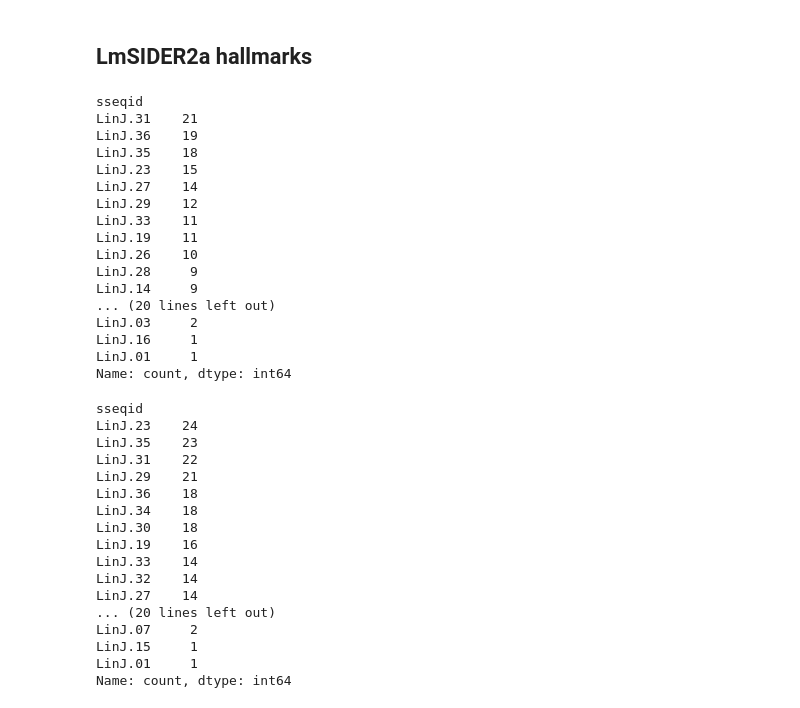
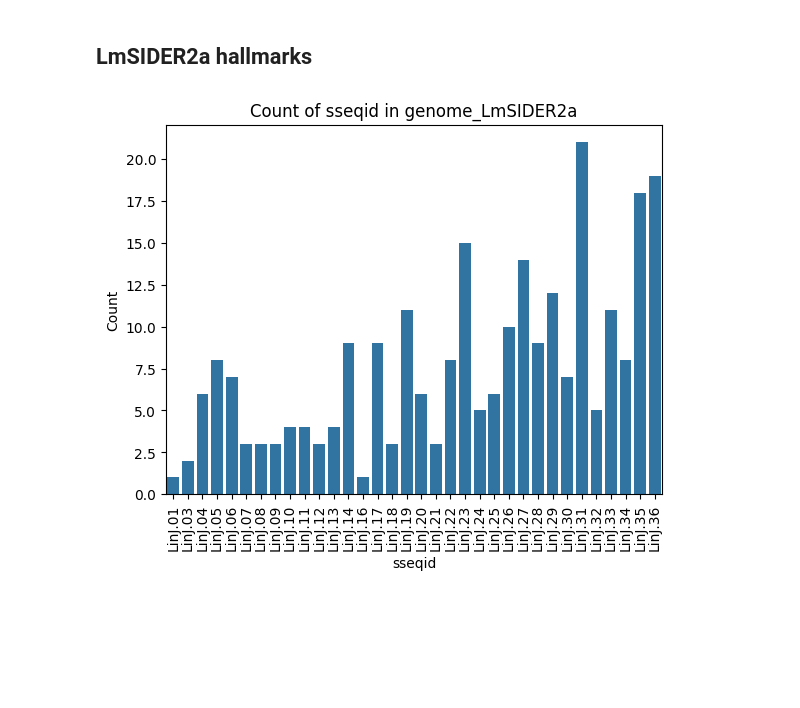
Before and after one commit to Viskuit/Test_BEDOPS, a Jupyter notebook: 7.LmSIDERa_and_LmSIDERb_hallmark_BLASTn/compare_hallmarks_files.ipynb, the cells around one changed output. Saved outputs shown, nothing was run; the diff lists cells and outputs as text; code cells hidden in the pictures; blank space fills up the shorter version.

Commit message:
Finished comparing the hallmark LmSIDER2a data with positive and negative DB

```diff
--- a/7.LmSIDERa_and_LmSIDERb_hallmark_BLASTn/compare_hallmarks_files.ipynb
+++ b/7.LmSIDERa_and_LmSIDERb_hallmark_BLASTn/compare_hallmarks_files.ipynb
@@ -129,43 +131,14 @@ Name: count, dtype: int64
 # Now it's the turn to compare data
 # %% [markdown]
  ## LmSIDER2a hallmarks
-# %%
-genome_LmSIDER2a.value_counts("sseqid")
-# %% [output]
-sseqid
-LinJ.31    21
-LinJ.36    19
-LinJ.35    18
-LinJ.23    15
-LinJ.27    14
-LinJ.29    12
-LinJ.33    11
-LinJ.19    11
-LinJ.26    10
-LinJ.28     9
-LinJ.14     9
-... (20 lines left out)
-LinJ.03     2
-LinJ.16     1
-LinJ.01     1
-Name: count, dtype: int64
-# %%
-mine_LmSIDER2a.value_counts("sseqid")
-# %% [output]
-sseqid
-LinJ.23    24
-LinJ.35    23
-LinJ.31    22
-LinJ.29    21
-LinJ.36    18
-LinJ.34    18
-LinJ.30    18
-LinJ.19    16
-LinJ.33    14
-LinJ.32    14
-LinJ.27    14
-... (20 lines left out)
-LinJ.07     2
-LinJ.15     1
-LinJ.01     1
-Name: count, dtype: int64
+# %%
+# Plot the frequency by chromosome
+sns.countplot(x="sseqid", data=genome_LmSIDER2a)
+plt.title("Count of sseqid in genome_LmSIDER2a")
+plt.xlabel("sseqid")
+plt.ylabel("Count")
+plt.xticks(rotation=90)
+# plt.tight_layout()
+plt.show()
+# %% [output]
+[figure, added]
```
Also changed, not shown: parts of 18 cells of this notebook, 3 other files.
